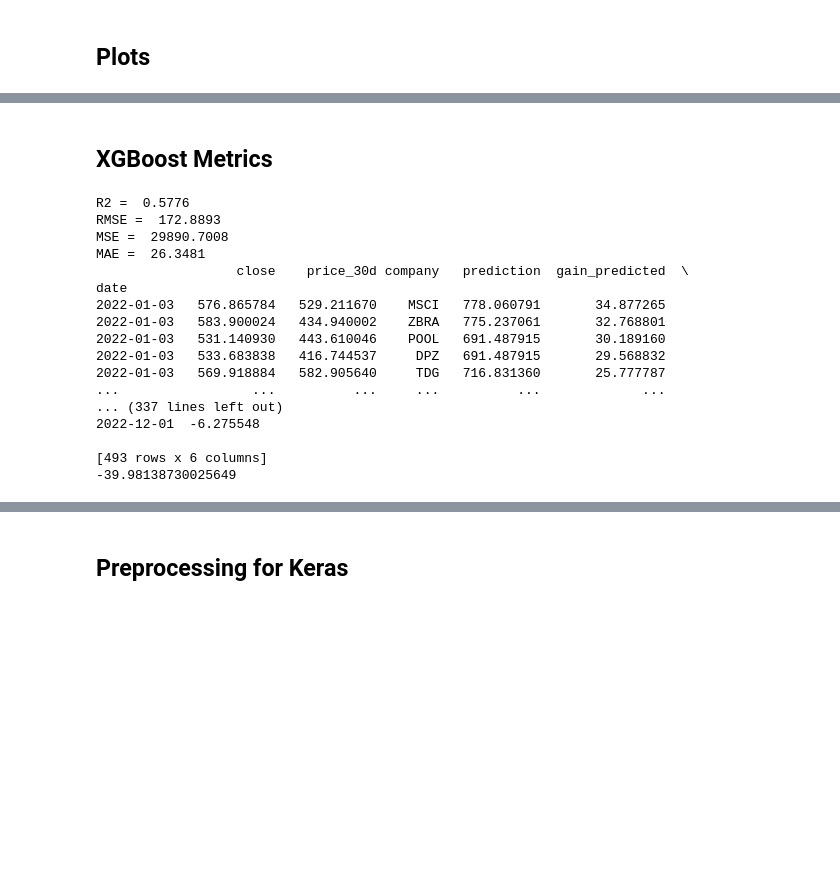
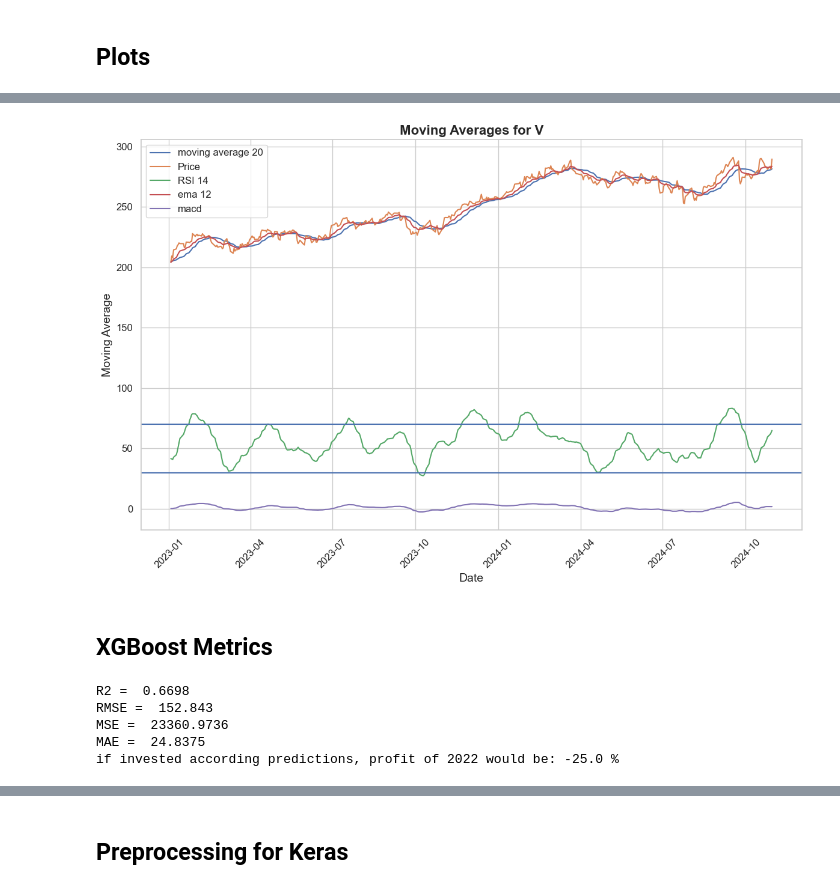
Before and after one commit to jan463/mid_project, a Jupyter notebook: notebooks/ML.ipynb, the cells around one changed output, grey strips where cells are left out. Saved outputs shown, nothing was run; the diff lists cells and outputs as text; code cells hidden in the pictures; blank space fills up the shorter version.

```diff
--- a/notebooks/ML.ipynb
+++ b/notebooks/ML.ipynb
@@ -285,38 +363,39 @@ ax.set_title("Dealing with Multicollinearity", fontsize=20) # add title
 
 co = "V"
 
-df3 = df2.copy()
-df3.drop(columns="company", inplace=True)
+df3 = df4.copy()
 df3.reset_index(inplace=True)
-df3["date"] = pd.to_datetime(df["date"])
+df3["date"] = pd.to_datetime(df3["date"])
 df3.set_index("date", inplace=True)
 df3.sort_index(inplace=True)
 df3 = df3.loc["2023":]
 
 plt.figure(figsize=(12, 8))
 sns.set_theme(style="whitegrid")
 
 #sns.lineplot(data=df3[df3["company"] == co], x="date", y="bb_lower", label="10")
 sns.lineplot(data=df3[df3["company"] == co], x="date", y="ma_20", label="moving average 20")
 #sns.lineplot(data=df3[df3["company"] == co], x="date", y="bb_upper", label="30")
 #sns.lineplot(data=df3[df3["company"] == co], x="date", y="rsi", label="RSI")
 sns.lineplot(data=df3[df3["company"] == co], x="date", y="close", label="Price")
 sns.lineplot(data=df3[df3["company"] == co], x="date", y="rsi_14", label="RSI 14")
 #sns.lineplot(data=df3[df3["company"] == co], x="date", y="price_30d", label="Price 30d")
 sns.lineplot(data=df3[df3["company"] == co], x="date", y="ema_12", label="ema 12")
 sns.lineplot(data=df3[df3["company"] == co], x="date", y="macd", label="macd")
 
 plt.axhline(y=70)
 plt.axhline(y=30)
 
 plt.title(f'Moving Averages for {co}', fontsize=16, fontweight='bold')
 plt.xlabel('Date', fontsize=14)
 plt.ylabel('Moving Average', fontsize=14)
 plt.xticks(rotation=45, fontsize=12)
 plt.yticks(fontsize=12)
 
 plt.legend(fontsize=12, loc='best')
 plt.tight_layout()
+# %% [output]
+[figure, added]
 # %% [markdown]
 ## XGBoost Metrics
 # %%
@@ -365,25 +444,13 @@ dict_2024 = {
 xgbr_2022 = XGB_train(2021)
 model_test(2022, xgbr_2022)
 df3 = get_gains(dict_2022, xgbr_2022)
-print(df3["gain"].sum())
+print(f"if invested according predictions, profit of 2022 would be: {df3['gain'].sum().round()} %")
 # %% [output]
-R2 =  0.5776
-RMSE =  172.8893
-MSE =  29890.7008
-MAE =  26.3481
-                  close    price_30d company   prediction  gain_predicted  \
-date
-2022-01-03   576.865784   529.211670    MSCI   778.060791       34.877265
-2022-01-03   583.900024   434.940002    ZBRA   775.237061       32.768801
-2022-01-03   531.140930   443.610046    POOL   691.487915       30.189160
-2022-01-03   533.683838   416.744537     DPZ   691.487915       29.568832
-2022-01-03   569.918884   582.905640     TDG   716.831360       25.777787
-...                 ...          ...     ...          ...             ...
-... (337 lines left out)
-2022-12-01  -6.275548
-
-[493 rows x 6 columns]
--39.98138730025649
+R2 =  0.6698
+RMSE =  152.843
+MSE =  23360.9736
+MAE =  24.8375
+if invested according predictions, profit of 2022 would be: -25.0 %
 # %%
 xgbr_2023 = XGB_train(2022)
 model_test(2023, xgbr_2023)
```
Also changed, not shown: parts of 24 cells of this notebook, 9 other files.
